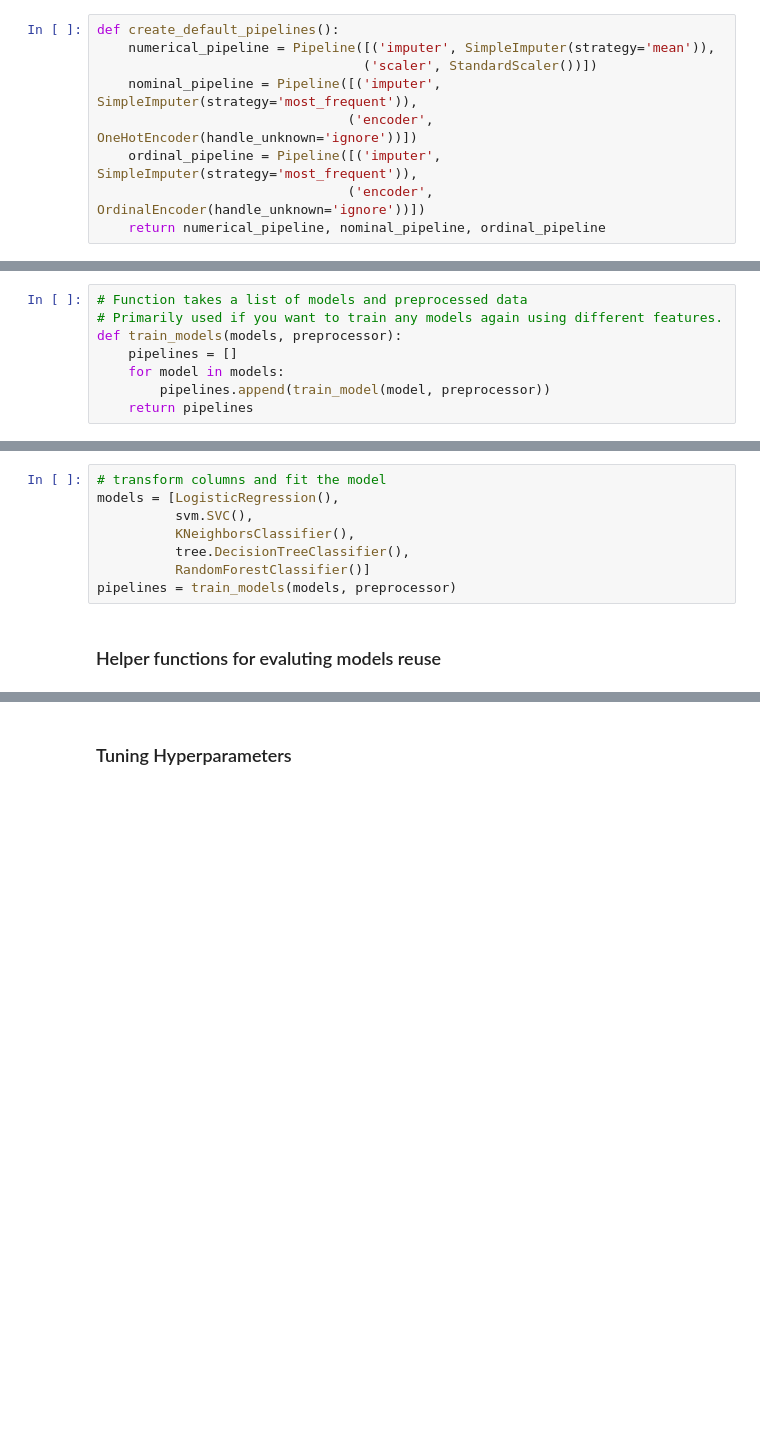
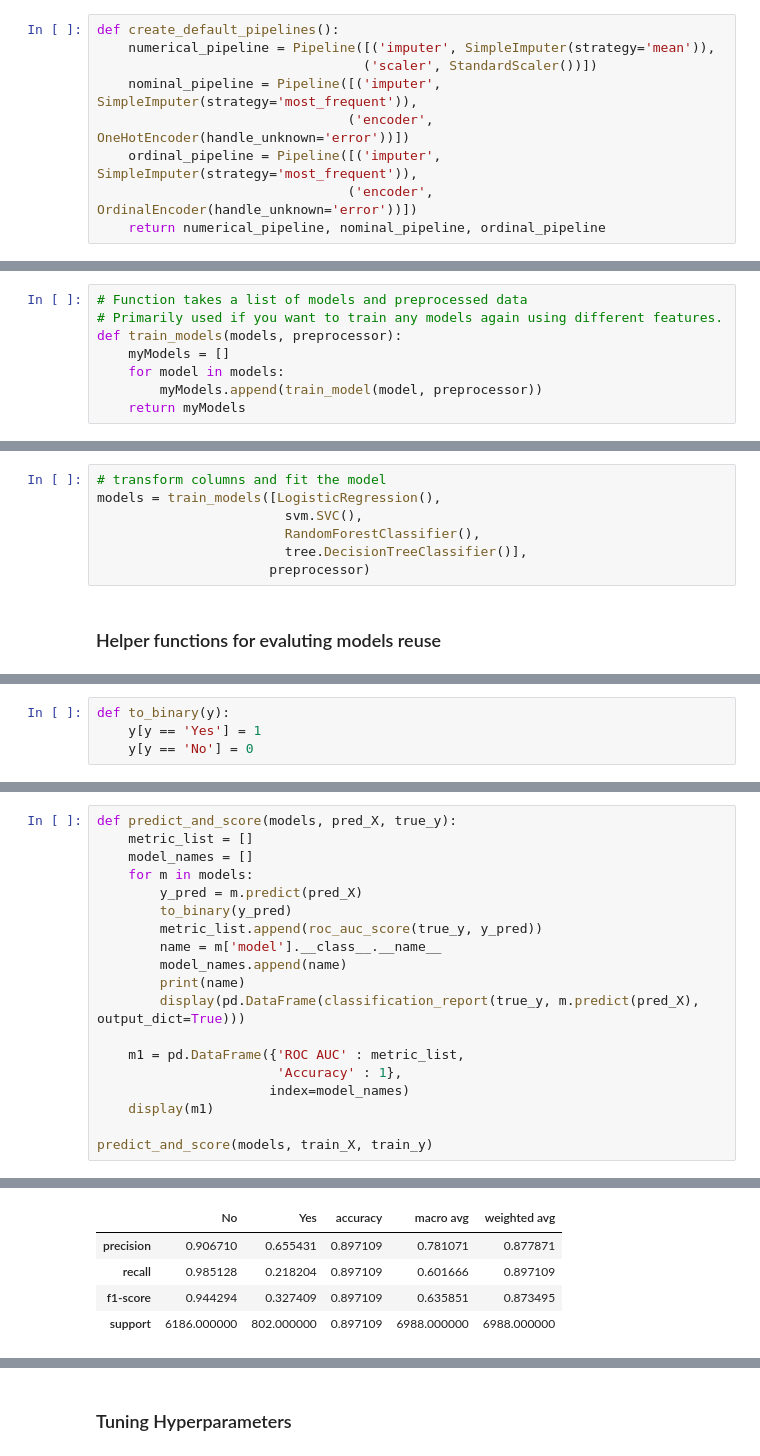
Before and after one commit to jaydenhooper/Classification-African-Bank-Accounts, a Jupyter notebook: assignment-3.ipynb, the cells around one changed output, grey strips where cells are left out. Saved outputs shown, nothing was run; the diff lists cells and outputs as text; blank space fills up the shorter version.

Commit message:
metrics added, can be clearner

```diff
--- a/assignment-3.ipynb
+++ b/assignment-3.ipynb
@@ -288,8 +299,8 @@ def create_default_pipelines():
     numerical_pipeline = Pipeline([('imputer', SimpleImputer(strategy='mean')),
                                   ('scaler', StandardScaler())])
     nominal_pipeline = Pipeline([('imputer', SimpleImputer(strategy='most_frequent')),
-                                ('encoder', OneHotEncoder(handle_unknown='ignore'))])
+                                ('encoder', OneHotEncoder(handle_unknown='error'))])
     ordinal_pipeline = Pipeline([('imputer', SimpleImputer(strategy='most_frequent')),
-                                ('encoder', OrdinalEncoder(handle_unknown='ignore'))])
+                                ('encoder', OrdinalEncoder(handle_unknown='error'))])
     return numerical_pipeline, nominal_pipeline, ordinal_pipeline
 # %%
@@ -348,19 +358,18 @@ def train_model(model, preprocessor):
 # Function takes a list of models and preprocessed data
 # Primarily used if you want to train any models again using different features.
 def train_models(models, preprocessor):
-    pipelines = []
+    myModels = []
     for model in models:
-        pipelines.append(train_model(model, preprocessor))
-    return pipelines
+        myModels.append(train_model(model, preprocessor))
+    return myModels
 # %% [markdown]
 ### Train the models
 # %%
 # transform columns and fit the model
-models = [LogisticRegression(),
-          svm.SVC(),
-          KNeighborsClassifier(),
-          tree.DecisionTreeClassifier(),
-          RandomForestClassifier()]
-pipelines = train_models(models, preprocessor)
+models = train_models([LogisticRegression(),
+                        svm.SVC(),
+                        RandomForestClassifier(),
+                        tree.DecisionTreeClassifier()],
+                      preprocessor)
 # %% [markdown]
 ### Helper functions for evaluting models reuse
@@ -381,0 +376,4 @@ def evaluate_model(model, X, y, metric):
+# %%
+def to_binary(y):
+    y[y == 'Yes'] = 1
+    y[y == 'No'] = 0
@@ -381,0 +384,20 @@ def evaluate_model(model, X, y, metric):
+# %%
+def predict_and_score(models, pred_X, true_y):
+    metric_list = []
+    model_names = []
+    for m in models:
+        y_pred = m.predict(pred_X)
+        to_binary(y_pred)
+        metric_list.append(roc_auc_score(true_y, y_pred))
+        name = m['model'].__class__.__name__
+        model_names.append(name)
+        print(name)
+        display(pd.DataFrame(classification_report(true_y, m.predict(pred_X), output_dict=True)))
+
+    m1 = pd.DataFrame({'ROC AUC' : metric_list,
+                       'Accuracy' : 1},
+                      index=model_names)
+    display(m1)
+
+predict_and_score(models, train_X, train_y)
+# %% [output]
@@ -381,0 +405,5 @@ def evaluate_model(model, X, y, metric):
+|  | No | Yes | accuracy | macro avg | weighted avg |
+| precision | 0.906710 | 0.655431 | 0.897109 | 0.781071 | 0.877871 |
+| recall | 0.985128 | 0.218204 | 0.897109 | 0.601666 | 0.897109 |
+| f1-score | 0.944294 | 0.327409 | 0.897109 | 0.635851 | 0.873495 |
+| support | 6186.000000 | 802.000000 | 0.897109 | 6988.000000 | 6988.000000 |
```
Also changed, not shown: parts of 13 cells of this notebook.
